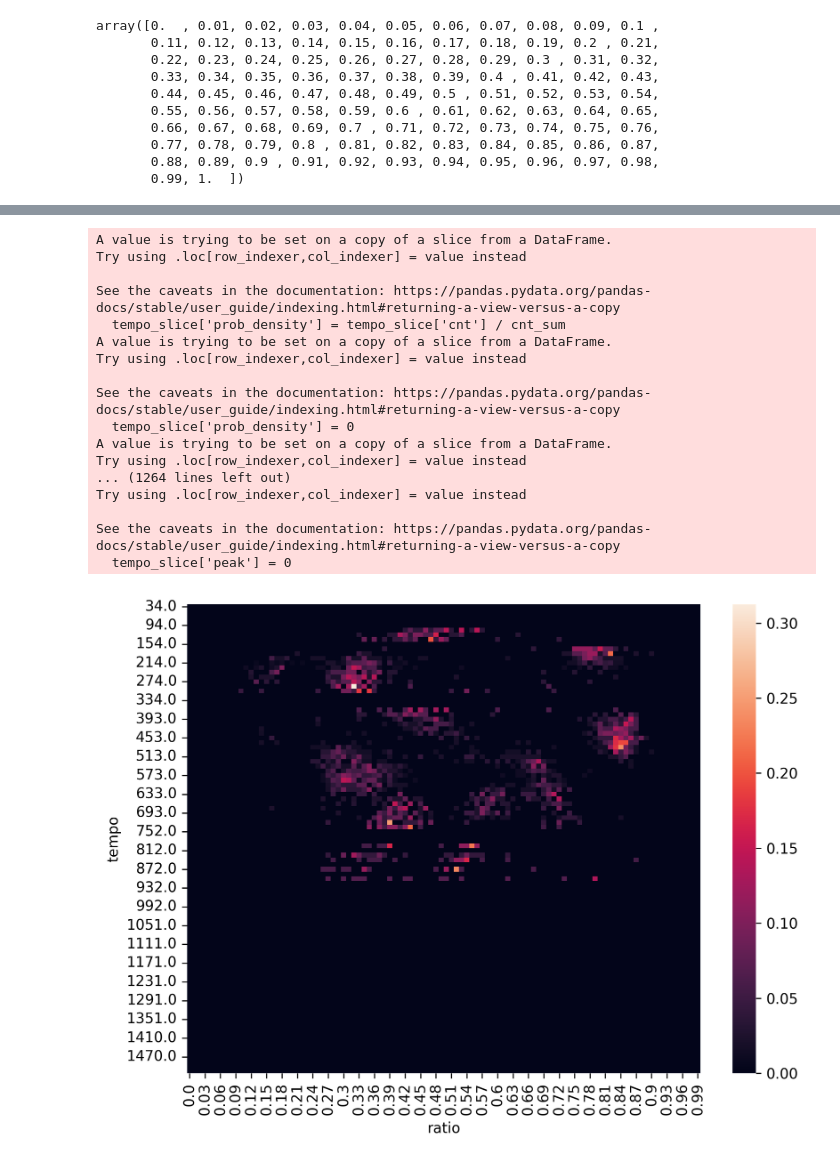
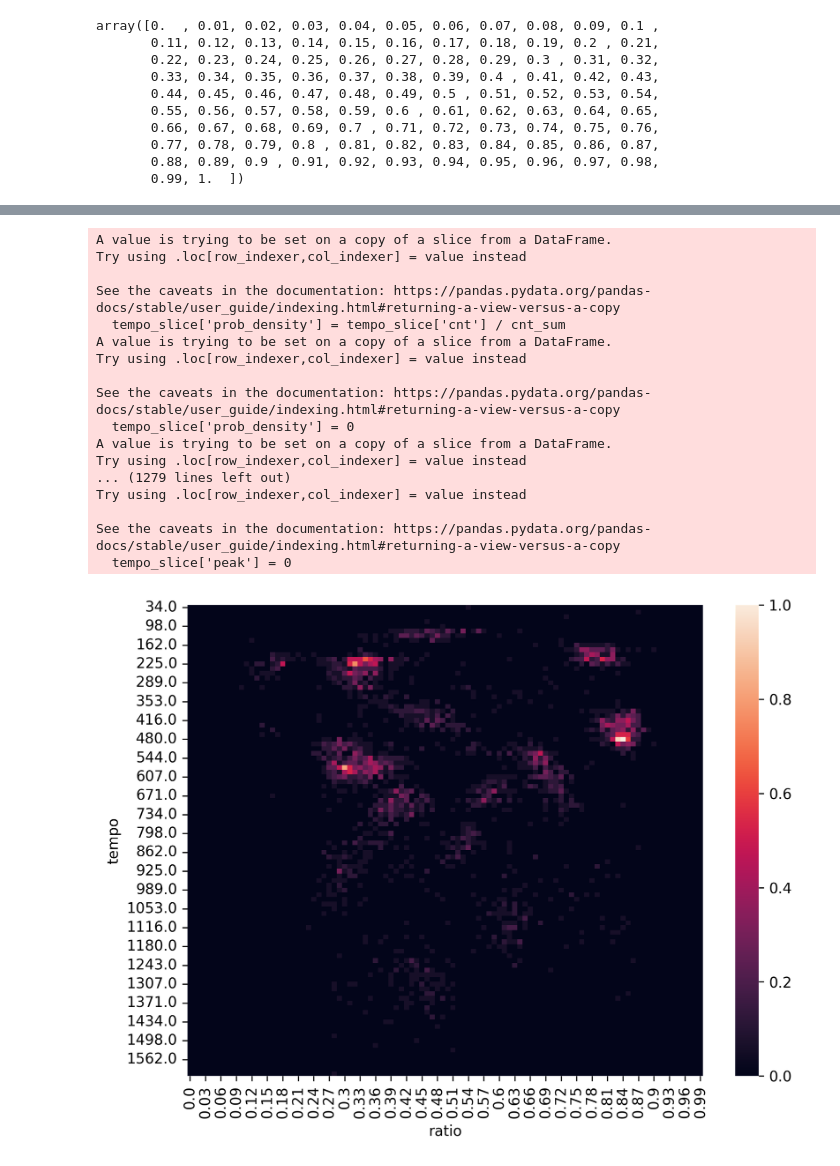
Before and after one commit to xingjeffrey/syntax_rhythm_pbb, a Jupyter notebook: notebooks/2_Categorical rhythm analyses/2.3 Note Type and Tempo for Bird 22.ipynb, the cells around one changed output, grey strips where cells are left out. Drawn from its saved outputs; the diff is of its cells as text; code cells hidden in the pictures.

```diff
--- a/notebooks/2_Categorical rhythm analyses/2.3 Note Type and Tempo for Bird 22.ipynb
+++ b/notebooks/2_Categorical rhythm analyses/2.3 Note Type and Tempo for Bird 22.ipynb
@@ -34,11 +34,7 @@ note_df
 import butcherbird.rhythm as rhythm
 import seaborn as sns
 # %%
-dyadic = rhythm.construct_rhythm_df(
-    onsets = note_df['note_strt'],
-    syntactic_units = note_df['lasso_labels'],
-    expected_interval_range = [0, 1]
-)
+dyadic = rhythm.construct_rhythm_df(note_df, 'lasso_labels')
 # %%
 dyadic
 # %% [output]
@@ -226,7 +222,7 @@ See the caveats in the documentation: https://pandas.pydata.org/pandas-docs/stab
   tempo_slice['prob_density'] = 0
 A value is trying to be set on a copy of a slice from a DataFrame.
 Try using .loc[row_indexer,col_indexer] = value instead
-... (1264 lines left out)
+... (1279 lines left out)
 Try using .loc[row_indexer,col_indexer] = value instead
 
 See the caveats in the documentation: https://pandas.pydata.org/pandas-docs/stable/user_guide/indexing.html#returning-a-view-versus-a-copy
@@ -237,17 +233,17 @@ normalized_dyadic_bins['ratio'] = np.round(normalized_dyadic_bins['ratio'], 2)
 # %%
 normalized_dyadic_bins['grand_prob_density'] = (normalized_dyadic_bins['cnt'] - np.min(normalized_dyadic_bins['cnt']))/(np.max(normalized_dyadic_bins['cnt']-np.min(normalized_dyadic_bins['cnt'])))
 # %%
-norm_dyadic_bins_pivot = normalized_dyadic_bins.pivot('tempo', 'ratio', 'prob_density')
+norm_dyadic_bins_pivot = normalized_dyadic_bins.pivot('tempo', 'ratio', 'grand_prob_density')
 
 figure(figsize = (8, 6), dpi = 300)
 
 plt.rcParams['patch.edgecolor'] = 'none'
 
 fig = sns.heatmap(
     data = norm_dyadic_bins_pivot
 )
 
 figname = 'rhythm_tempo' + indv + '.pdf'
 plt.savefig(FIGURE_DIR/'categorical_rhythm'/figname)
 # %% [output]
-[figure, old version]
+[figure, new version]
```
Also changed, not shown: parts of 3 cells of this notebook, 19 other files.
